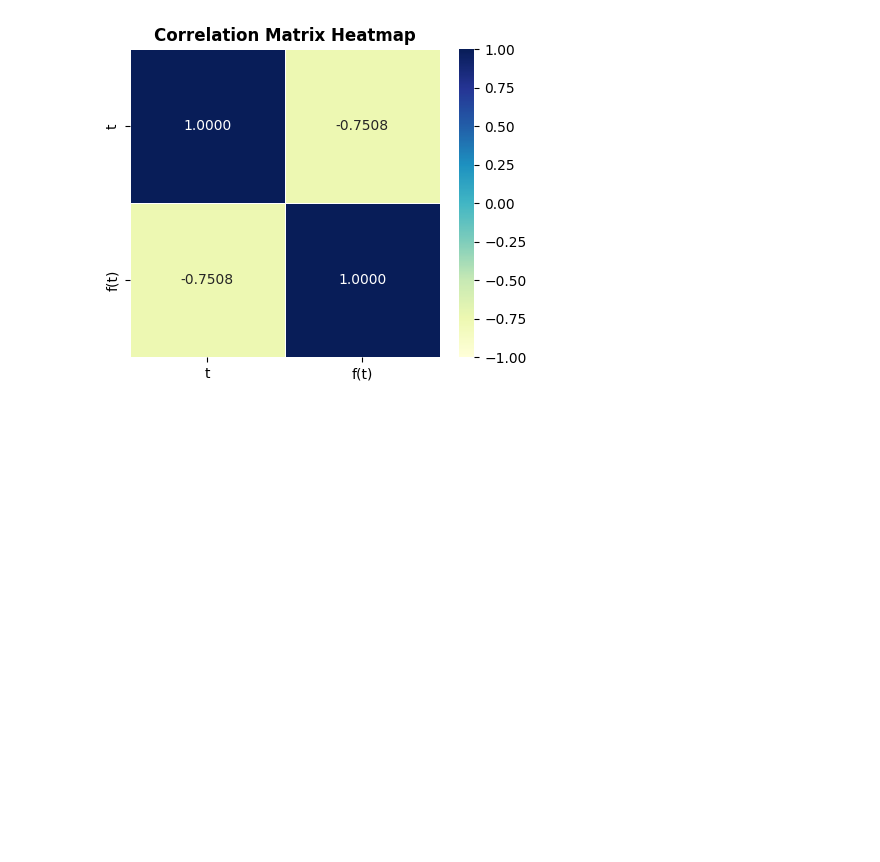
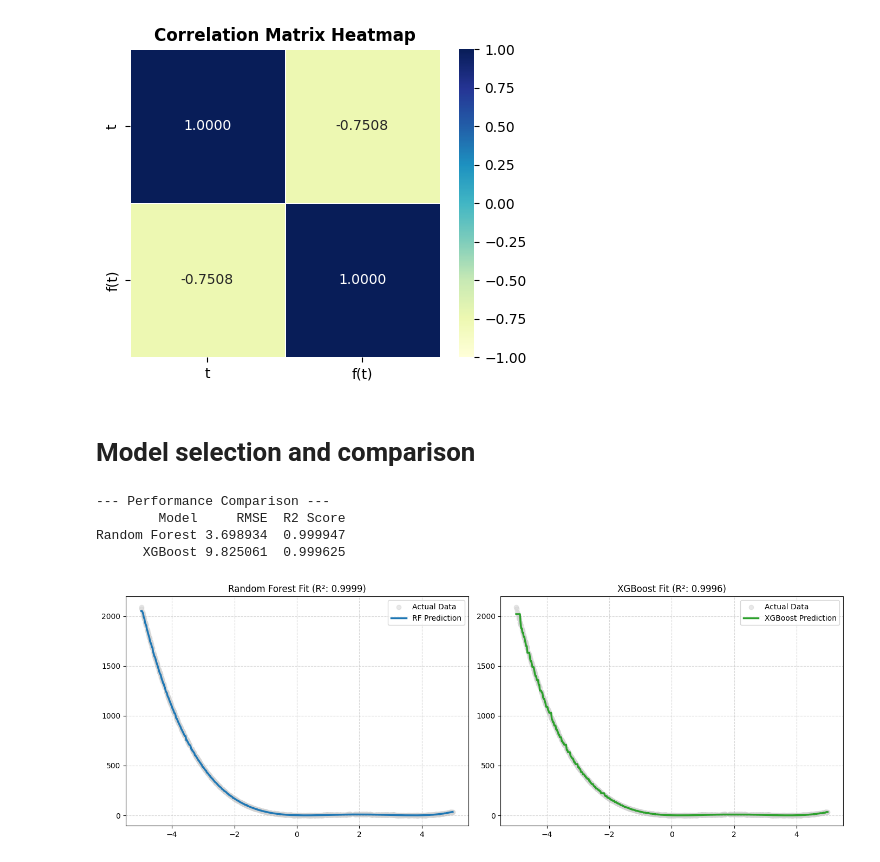
Before and after one commit to stacykeago/predictive-data-analytics, a Jupyter notebook: Q1136017_set_exercise_part2_.ipynb, the cells around one changed output. Cells and saved outputs as stored; diff of their text form; code cells hidden in the pictures; blank space fills up the shorter version.

```diff
--- a/Q1136017_set_exercise_part2_.ipynb
+++ b/Q1136017_set_exercise_part2_.ipynb
@@ -244,3 +244,68 @@ plt.show()
 t     1.000000 -0.750757
 f(t) -0.750757  1.000000
 [figure]
+# %% [markdown]
+# Model selection and comparison
+# %%
+from sklearn.model_selection import train_test_split
+from sklearn.ensemble import RandomForestRegressor
+from xgboost import XGBRegressor
+from sklearn.metrics import mean_squared_error, r2_score
+import numpy as np
+import matplotlib.pyplot as plt
+import pandas as pd
+
+# 1. Prepare data structures
+X = data[['t']]
+y = data['f(t)']
+X_train, X_test, y_train, y_test = train_test_split(X, y, test_size=0.2, random_state=42)
+
+# 2. Initialize and train models
+rf_model = RandomForestRegressor(n_estimators=100, random_state=42)
+xgb_model = XGBRegressor(n_estimators=100, learning_rate=0.1, random_state=42)
+
+rf_model.fit(X_train, y_train)
+xgb_model.fit(X_train, y_train)
+
+# 3. Evaluate models on the test set
+rf_pred = rf_model.predict(X_test)
+xgb_pred = xgb_model.predict(X_test)
+
+metrics = {
+    "Model": ["Random Forest", "XGBoost"],
+    "RMSE": [np.sqrt(mean_squared_error(y_test, rf_pred)), np.sqrt(mean_squared_error(y_test, xgb_pred))],
+    "R2 Score": [r2_score(y_test, rf_pred), r2_score(y_test, xgb_pred)]
+}
+print("--- Performance Comparison ---")
+print(pd.DataFrame(metrics).to_string(index=False))
+
+# 4. Generate smooth prediction visualization paths
+X_smooth = np.linspace(X.min(), X.max(), 500).reshape(-1, 1)
+rf_smooth = rf_model.predict(X_smooth)
+xgb_smooth = xgb_model.predict(X_smooth)
+
+# 5. Plot Comparison Layout
+fig, axes = plt.subplots(1, 2, figsize=(14, 5))
+
+# Random Forest Subplot
+axes[0].scatter(X, y, color='lightgray', alpha=0.5, label='Actual Data')
+axes[0].plot(X_smooth, rf_smooth, color='#1f77b4', linewidth=2.5, label='RF Prediction')
+axes[0].set_title(f"Random Forest Fit (R²: {metrics['R2 Score'][0]:.4f})")
+axes[0].grid(True, linestyle="--", alpha=0.5)
+axes[0].legend()
+
+# XGBoost Subplot
+axes[1].scatter(X, y, color='lightgray', alpha=0.5, label='Actual Data')
+axes[1].plot(X_smooth, xgb_smooth, color='#2ca02c', linewidth=2.5, label='XGBoost Prediction')
+axes[1].set_title(f"XGBoost Fit (R²: {metrics['R2 Score'][1]:.4f})")
+axes[1].grid(True, linestyle="--", alpha=0.5)
+axes[1].legend()
+
+plt.tight_layout()
+plt.show()
+# %% [output]
+--- Performance Comparison ---
+        Model     RMSE  R2 Score
+Random Forest 3.698934  0.999947
+      XGBoost 9.825061  0.999625
+[figure, added]
```
